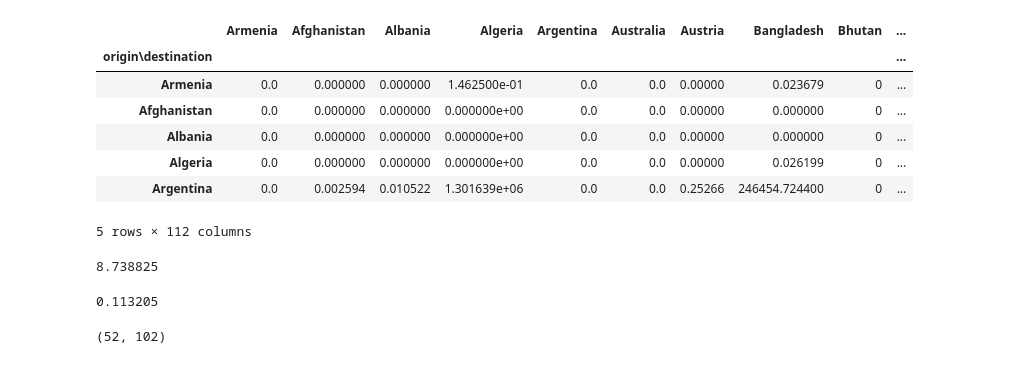
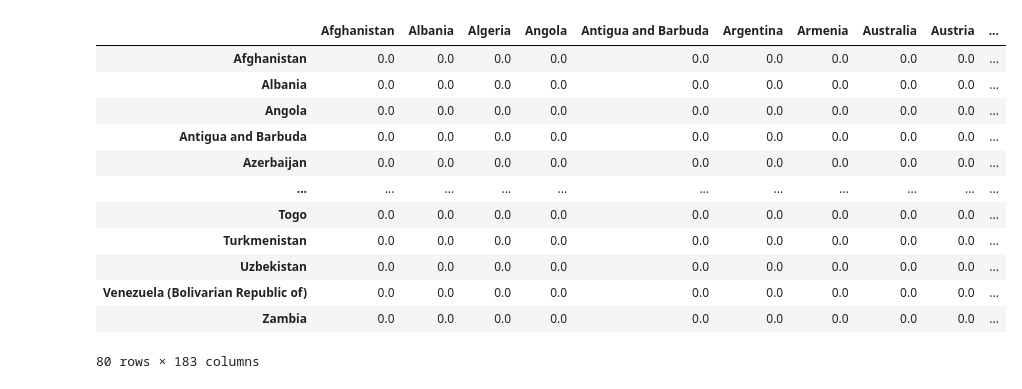
Before and after one commit to lukaszgajewski/pytradeshifts, a Jupyter notebook: scripts/testing.ipynb, the cells around one changed output. Cells and saved outputs as stored; diff of their text form; code cells hidden in the pictures.

```diff
--- a/scripts/testing.ipynb
+++ b/scripts/testing.ipynb
@@ -52,0 +15,4 @@ df = pd.DataFrame(trade_data, columns=['Reporter Countries', 'Partner Countries'
+# %%
+Wheat2018 = PyTradeShifts("Wheat", "Y2018", region="Global", testing=True)
+# %%
+Wheat2018.load_data()
@@ -96,16 +64,0 @@ df.shape
-# %%
-df.head()
-# %% [output]
-|  | Armenia | Afghanistan | Albania | Algeria | Argentina | Australia | Austria | Bangladesh | Bhutan | ... |
-| origin\destination |  |  |  |  |  |  |  |  |  | ... |
-| Armenia | 0.0 | 0.000000 | 0.000000 | 1.462500e-01 | 0.0 | 0.0 | 0.00000 | 0.023679 | 0 | ... |
-| Afghanistan | 0.0 | 0.000000 | 0.000000 | 0.000000e+00 | 0.0 | 0.0 | 0.00000 | 0.000000 | 0 | ... |
-| Albania | 0.0 | 0.000000 | 0.000000 | 0.000000e+00 | 0.0 | 0.0 | 0.00000 | 0.000000 | 0 | ... |
-| Algeria | 0.0 | 0.000000 | 0.000000 | 0.000000e+00 | 0.0 | 0.0 | 0.00000 | 0.026199 | 0 | ... |
-| Argentina | 0.0 | 0.002594 | 0.010522 | 1.301639e+06 | 0.0 | 0.0 | 0.25266 | 246454.724400 | 0 | ... |
-5 rows × 112 columns
-# %%
-# find the 75th percentile of complete dataframe df
-df.quantile(0.75, axis=1).quantile(0.75)
-# %% [output]
-8.738825
@@ -114,10 +65,17 @@ import numpy as np
-# %%
-np.percentile(df.values, 75)
-# %% [output]
-0.113205
-# %%
-df = df.loc[df.sum(axis=1) > 0, :]
-df = df.loc[:, df.sum(axis=0) > 0]
-df.shape
-# %% [output]
-(52, 102)
+# %%
+# print all the rows where the sum of the row is 0
+Wheat2018.trade_matrix[Wheat2018.trade_matrix.sum(axis=1) == 0]
+# %% [output]
+|  | Afghanistan | Albania | Algeria | Angola | Antigua and Barbuda | Argentina | Armenia | Australia | Austria | ... |
+| Afghanistan | 0.0 | 0.0 | 0.0 | 0.0 | 0.0 | 0.0 | 0.0 | 0.0 | 0.0 | ... |
+| Albania | 0.0 | 0.0 | 0.0 | 0.0 | 0.0 | 0.0 | 0.0 | 0.0 | 0.0 | ... |
+| Angola | 0.0 | 0.0 | 0.0 | 0.0 | 0.0 | 0.0 | 0.0 | 0.0 | 0.0 | ... |
+| Antigua and Barbuda | 0.0 | 0.0 | 0.0 | 0.0 | 0.0 | 0.0 | 0.0 | 0.0 | 0.0 | ... |
+| Azerbaijan | 0.0 | 0.0 | 0.0 | 0.0 | 0.0 | 0.0 | 0.0 | 0.0 | 0.0 | ... |
+| ... | ... | ... | ... | ... | ... | ... | ... | ... | ... | ... |
+| Togo | 0.0 | 0.0 | 0.0 | 0.0 | 0.0 | 0.0 | 0.0 | 0.0 | 0.0 | ... |
+| Turkmenistan | 0.0 | 0.0 | 0.0 | 0.0 | 0.0 | 0.0 | 0.0 | 0.0 | 0.0 | ... |
+| Uzbekistan | 0.0 | 0.0 | 0.0 | 0.0 | 0.0 | 0.0 | 0.0 | 0.0 | 0.0 | ... |
+| Venezuela (Bolivarian Republic of) | 0.0 | 0.0 | 0.0 | 0.0 | 0.0 | 0.0 | 0.0 | 0.0 | 0.0 | ... |
+| Zambia | 0.0 | 0.0 | 0.0 | 0.0 | 0.0 | 0.0 | 0.0 | 0.0 | 0.0 | ... |
+80 rows × 183 columns
```
Also changed, not shown: parts of 21 cells of this notebook, 2 other files.
